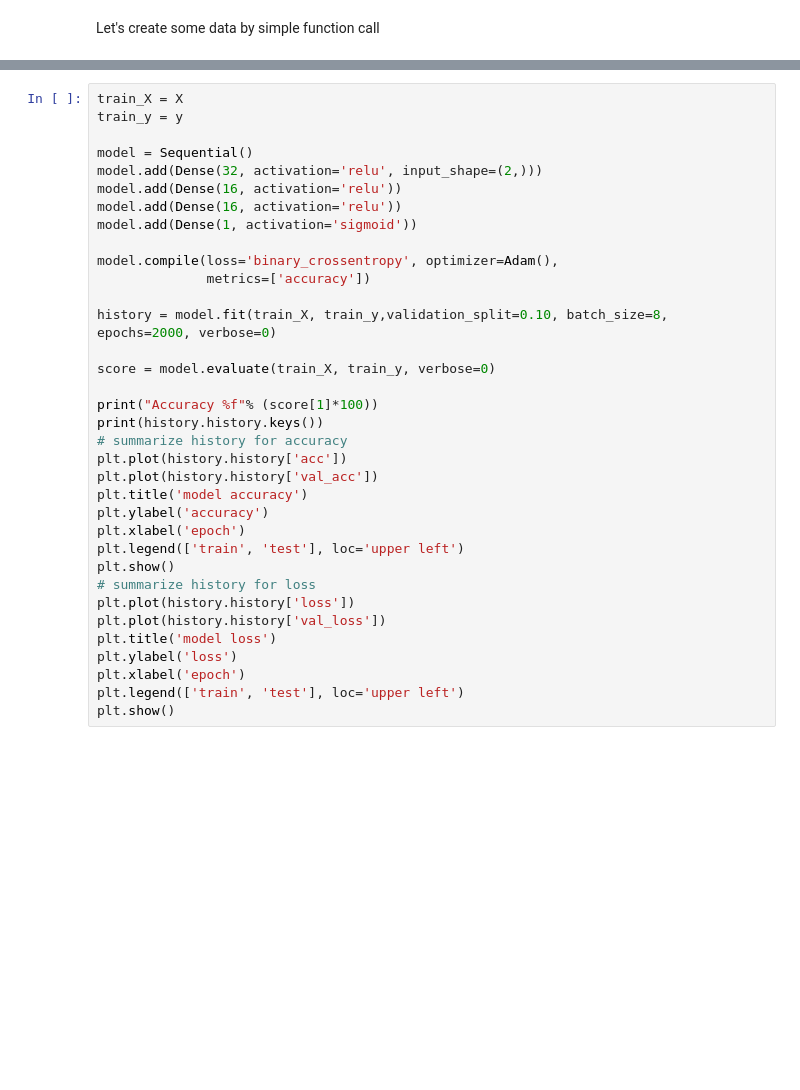
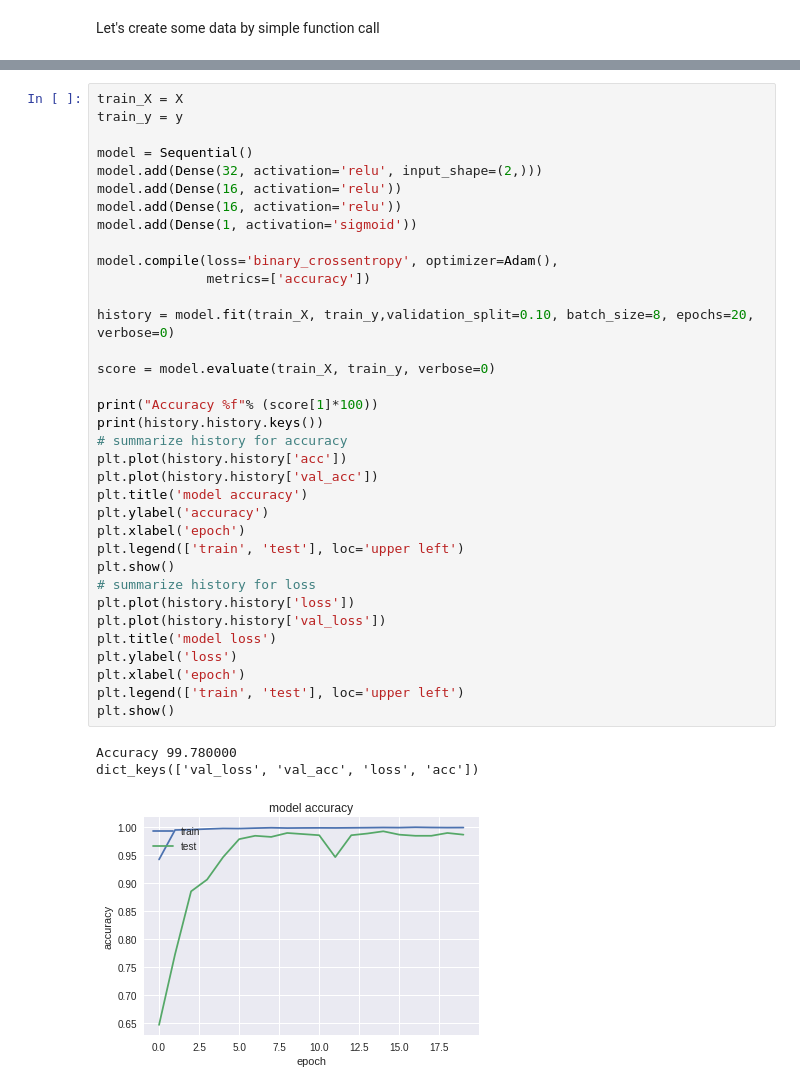
Before and after one commit to mdasadul/tensorflow_examples, a Jupyter notebook: Spiral_keras.ipynb, the cells around one changed output, grey strips where cells are left out. Saved outputs shown, nothing was run; the diff lists cells and outputs as text; blank space fills up the shorter version.

```diff
--- a/Spiral_keras.ipynb
+++ b/Spiral_keras.ipynb
@@ -54,31 +56,35 @@ train_y = y
 model = Sequential()
 model.add(Dense(32, activation='relu', input_shape=(2,)))
 model.add(Dense(16, activation='relu'))
 model.add(Dense(16, activation='relu'))
 model.add(Dense(1, activation='sigmoid'))
 
 model.compile(loss='binary_crossentropy', optimizer=Adam(),
               metrics=['accuracy'])
 
-history = model.fit(train_X, train_y,validation_split=0.10, batch_size=8, epochs=2000, verbose=0)
+history = model.fit(train_X, train_y,validation_split=0.10, batch_size=8, epochs=20, verbose=0)
 
 score = model.evaluate(train_X, train_y, verbose=0)
 
 print("Accuracy %f"% (score[1]*100))
 print(history.history.keys())
 # summarize history for accuracy
 plt.plot(history.history['acc'])
 plt.plot(history.history['val_acc'])
 plt.title('model accuracy')
 plt.ylabel('accuracy')
 plt.xlabel('epoch')
 plt.legend(['train', 'test'], loc='upper left')
 plt.show()
 # summarize history for loss
 plt.plot(history.history['loss'])
 plt.plot(history.history['val_loss'])
 plt.title('model loss')
 plt.ylabel('loss')
 plt.xlabel('epoch')
 plt.legend(['train', 'test'], loc='upper left')
 plt.show()
+# %% [output]
+Accuracy 99.780000
+dict_keys(['val_loss', 'val_acc', 'loss', 'acc'])
+[figure, added]
```
Also changed, not shown: parts of 2 cells of this notebook.
